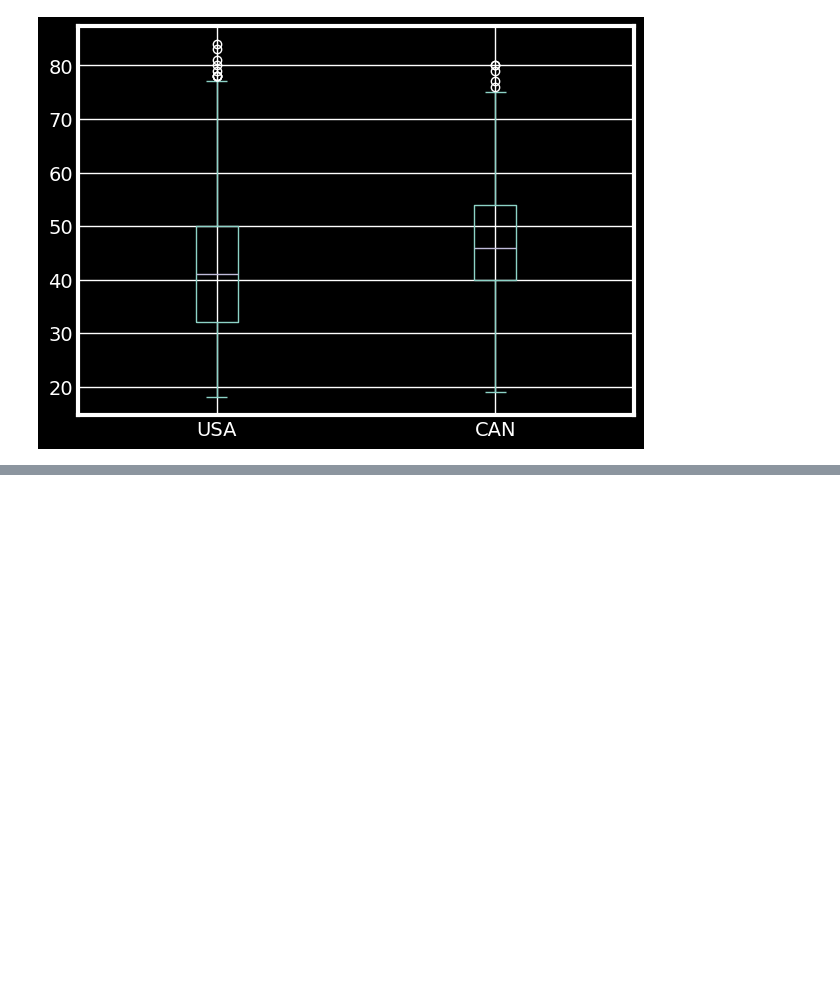
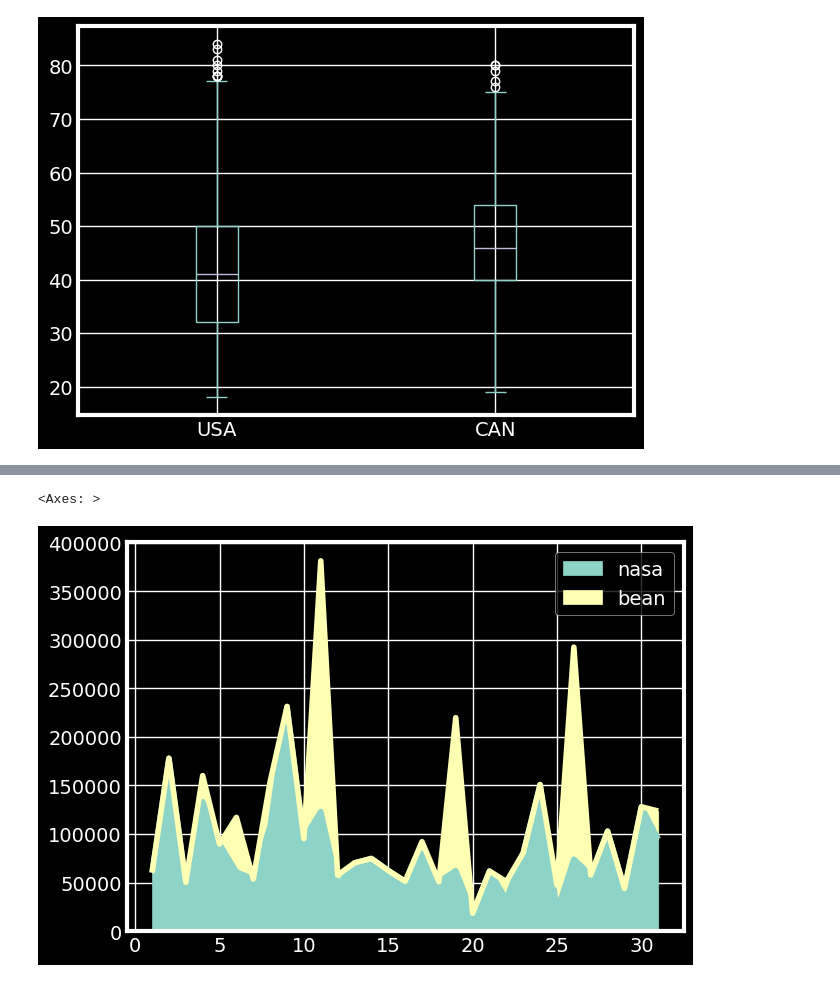
Before and after one commit to Byienio/Pandas_pg, a Jupyter notebook: AdvancedPlots.ipynb, the cells around one changed output, grey strips where cells are left out. Cells and saved outputs as stored; diff of their text form; code cells hidden in the pictures; blank space fills up the shorter version.

```diff
--- a/AdvancedPlots.ipynb
+++ b/AdvancedPlots.ipynb
@@ -327,0 +362,34 @@ df.plot(kind='box')
+# %%
+import datetime
+#Import data
+nasa = pd.read_csv("data/data/nasa_facebook_statuses.csv",
+usecols=["status_published","num_likes"])
+#Convert column type to date time
+nasa["status_published"] = pd.to_datetime(nasa["status_published"])
+#Select observations between two datetimes - May 2015
+filter =(nasa['status_published'] >= '2016-5-1') & (nasa['status_published'] < '2016-6-1')
+nasa = nasa[filter]
+#Add column with day only
+nasa['day'] = nasa.apply(lambda row: row["status_published"].day,axis=1)
+#Group all columns by sum
+nasa_by_day = nasa.groupby(by='day').sum(numeric_only=True)
+# %%
+#Import data
+bean = pd.read_csv("data/data/mrbean_facebook_statuses.csv",
+usecols=["status_published","num_likes"])
+#Convert column type to date time
+bean["status_published"] = pd.to_datetime(bean["status_published"])
+#Select observations between two datetimes - May 2015
+filter =(bean['status_published'] >= '2016-5-1') & (bean['status_published'] < '2016-6-1')
+bean = bean[filter]
+#Add column with day only
+bean['day'] = bean.apply(lambda row: row["status_published"].day,axis=1)
+#Group all columns by sum
+bean_by_day = bean.groupby(by='day').sum(numeric_only=True)
+days = pd.concat([nasa["day"], bean["day"]])
+days = days.unique()
+fb = pd.DataFrame(index=days).sort_index()
+fb['nasa'] = nasa_by_day["num_likes"]
+fb['bean'] = bean_by_day["num_likes"]
+fb.fillna(value=0, inplace=True)
+fb.head()
@@ -327,0 +403,5 @@ df.plot(kind='box')
+# %%
+fb.plot.area()
+# %% [output]
+<Axes: >
+[figure, added]
```
Also changed, not shown: parts of 8 cells of this notebook.
